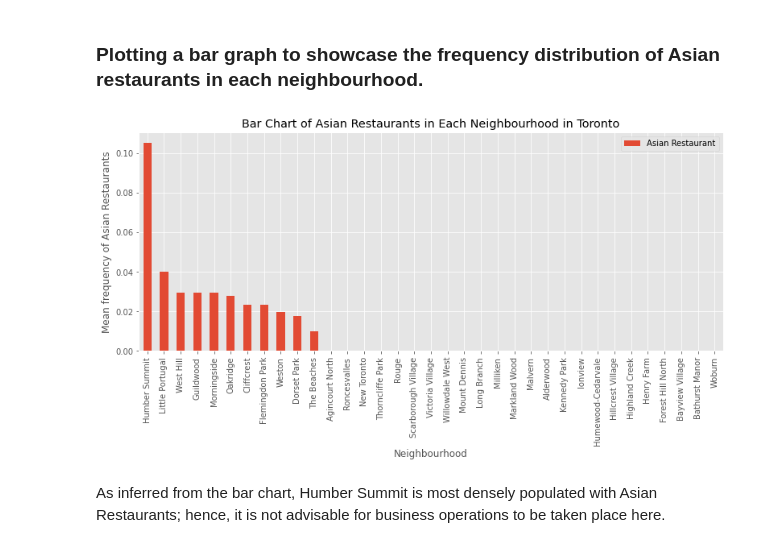
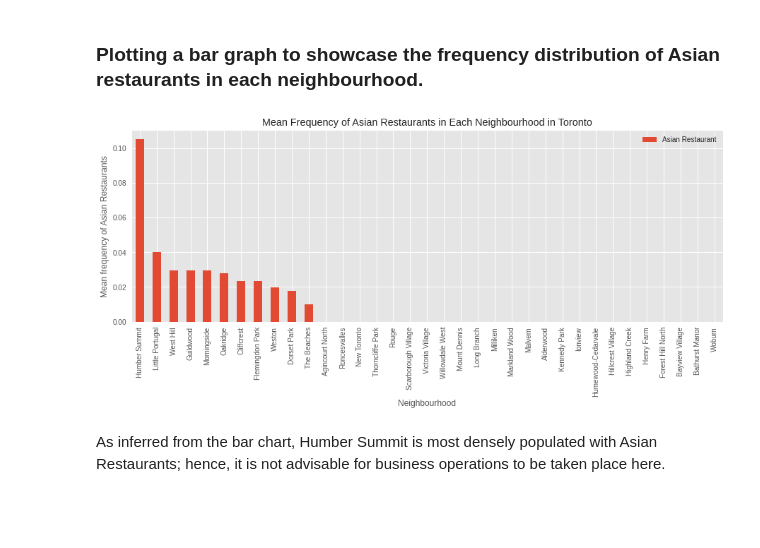
Before and after one commit to bryantanjw/strategic_clustering, a Jupyter notebook: Capstone_Notebook.ipynb, the cells around one changed output. Drawn from its saved outputs; the diff is of its cells as text; code cells hidden in the pictures; blank space fills up the shorter version.

```diff
--- a/Capstone_Notebook.ipynb
+++ b/Capstone_Notebook.ipynb
@@ -92,7 +92,7 @@ df_geo
 df = pd.read_html('https://en.wikipedia.org/w/index.php?title=List_of_postal_codes_of_Canada:_M&oldid=945633050')[0]
 
 df = df[df.Borough!='Not assigned']
-df = pd.merge(df, df_geo, left_on='Postcode', right_on='Postal Code').drop(['Postal Code'], axis=1)
+df = pd.merge(df, df_geo, left_on='Postcode', right_on='Postal Code').drop(['Postal Code', 'Postcode', 'Borough'], axis=1)
 df = pd.merge(df, df_census, on='Neighbourhood', how='left').dropna(how='any', axis=0).reset_index(drop=True)
 df.head()
 # %% [output]
@@ -106,6 +106,6 @@ df.head()
 ### Get the percentage of Southeast Asian in the total population
 # %%
 df['Percentage of Southeast Asian'] = df['Southeast Asian'] / df['Total Population'] * 100
-df.drop(['Total Population', 'Southeast Asian'], axis=1)
+df.drop(['Total Population', 'Southeast Asian'], axis=1, inplace=True)
 df.head()
 # %% [output]
@@ -135,8 +135,8 @@ import folium
 map_Toronto = folium.Map(location=[latitude, longitude], zoom_start=11)
 
 # add markers to map
-for lat, lng, borough, neighbourhood in zip(df['Latitude'], df['Longitude'], df['Borough'], df['Neighbourhood']):
-  label = '{}, {}'.format(neighbourhood, borough)
+for lat, lng, neighbourhood in zip(df['Latitude'], df['Longitude'], df['Neighbourhood']):
+  label = '{}'.format(neighbourhood)
   label = folium.Popup(label)
   folium.CircleMarker(
       [lat,lng],
@@ -330,21 +330,21 @@ toronto_grouped.set_index('Neighbourhood', inplace=True)
 # %%
 # sort by descending order
 toronto_grouped.sort_values(by='Asian Restaurant', ascending=False, inplace=True)
 
 %matplotlib inline
 import matplotlib as mpl
 import matplotlib.pyplot as plt
 
 mpl.style.use('ggplot')
-toronto_grouped.plot(kind='bar', figsize=(13,5))
+toronto_grouped.plot(kind='bar', figsize=(15,5))
 
-plt.title('Bar Chart of Asian Restaurants in Each Neighbourhood in Toronto')
+plt.title('Mean Frequency of Asian Restaurants in Each Neighbourhood in Toronto')
 plt.xlabel('Neighbourhood')
 plt.ylabel('Mean frequency of Asian Restaurants')
 
 plt.show()
 # %% [output]
-[figure, old version]
+[figure, new version]
 # %% [markdown]
 As inferred from the bar chart, Humber Summit is most densely populated with Asian Restaurants; hence, it is not advisable for business operations to be taken place here.
 # %% [markdown]
```
Also changed, not shown: parts of 21 cells of this notebook.
